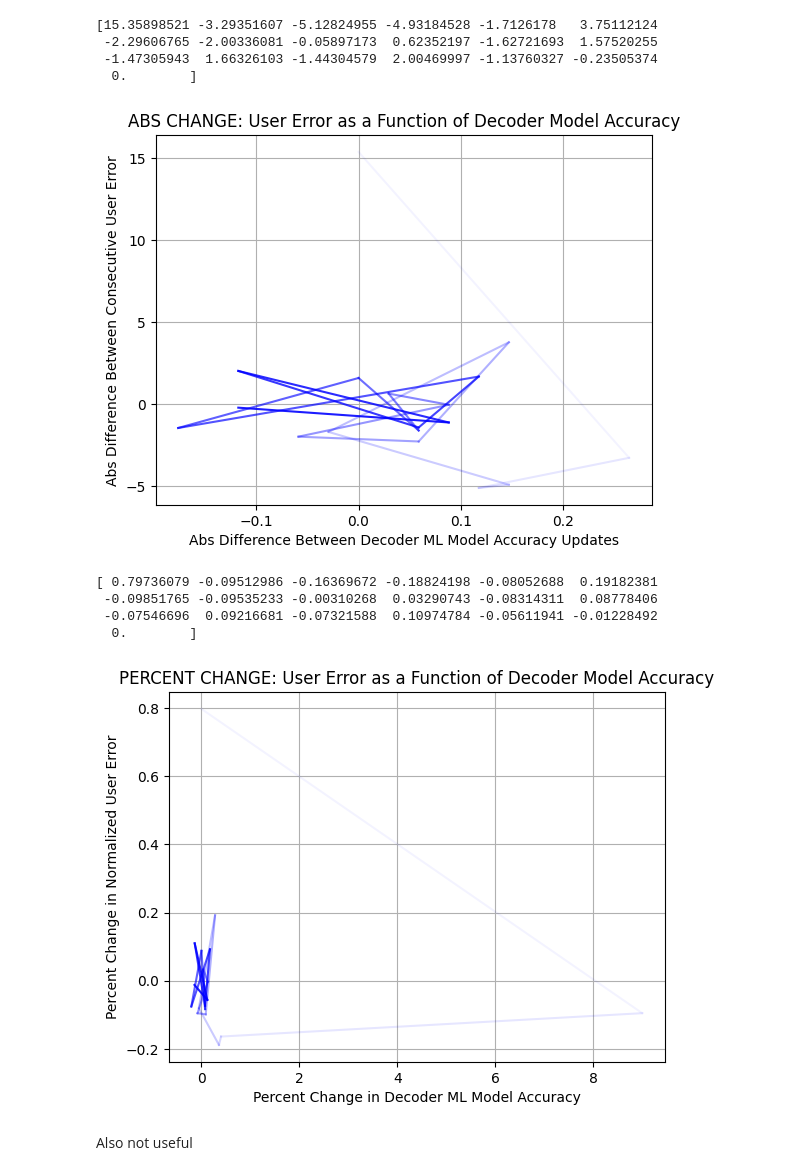
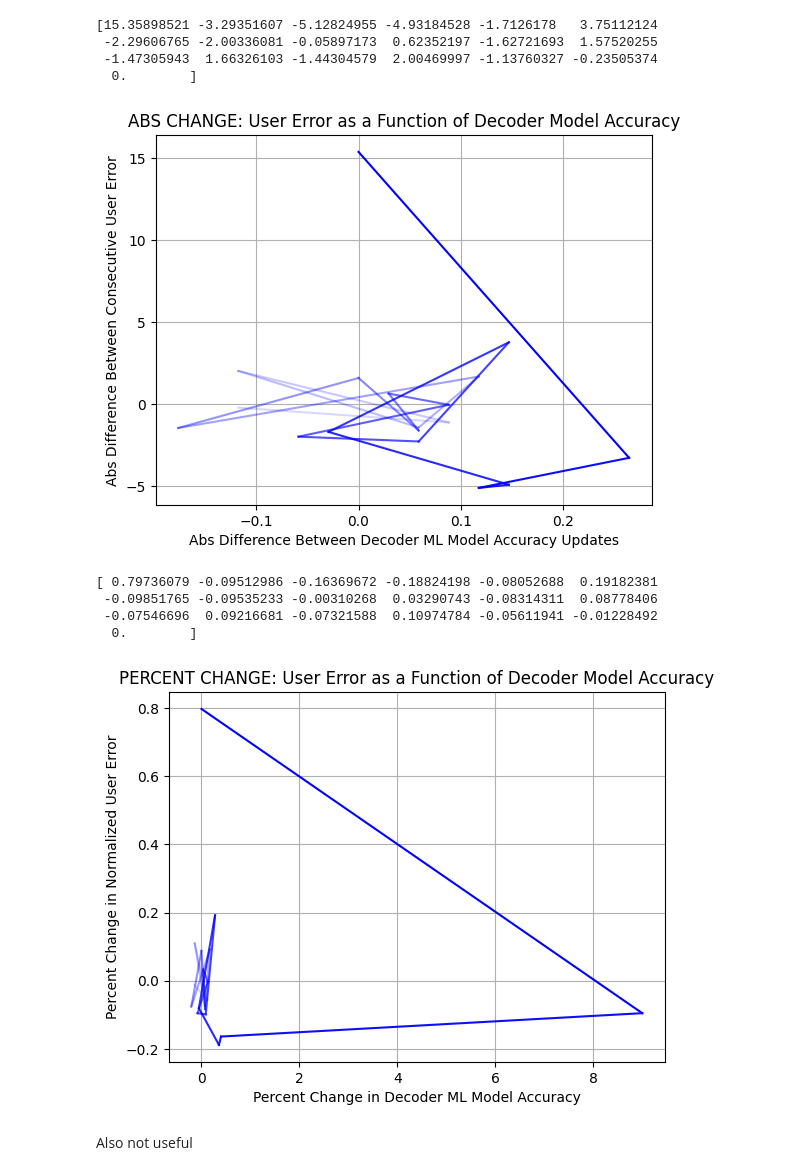
Before and after one commit to kdmalc/personalization-privacy-risk, a Jupyter notebook: 108_Model_Acc_VS_User_Error.ipynb, the cells around one changed output. Cells and saved outputs as stored; diff of their text form; code cells hidden in the pictures.

Commit message:
Reversed color gradients

```diff
--- a/108_Model_Acc_VS_User_Error.ipynb
+++ b/108_Model_Acc_VS_User_Error.ipynb
@@ -294,7 +294,7 @@ plt.show()
 Add gradient to make it more clear how it evolves with time
 # %%
 for i in range(19):
-    plt.scatter(lr_df.iloc[i, 2]/100, error_at_updates[i]/max(error_at_updates), color='blue', alpha=(i+0.9)/19)
+    plt.scatter(lr_df.iloc[i, 2]/100, error_at_updates[i]/max(error_at_updates), color='blue', alpha=(19-i)/19)
 
 plt.xlabel("Decoder ML Model Accuracy")
 plt.ylabel("Normalized User Error")
@@ -307,6 +307,6 @@ plt.show()
 # %%
 for i in range(17):
-    plt.plot(lr_df.iloc[i:i+2, 2]/100, np.array((error_at_updates[i], error_at_updates[i+1]))/max(error_at_updates), color='blue', alpha=(i+0.9)/19)
+    plt.plot(lr_df.iloc[i:i+2, 2]/100, np.array((error_at_updates[i], error_at_updates[i+1]))/max(error_at_updates), color='blue', alpha=(19-i)/19)
 
 plt.xlabel("Decoder ML Model Accuracy")
 plt.ylabel("Normalized User Error")
@@ -348,7 +348,7 @@ Each decoder update is about 16 seconds.  The original user error plots have a r
 ## Try Flipping the Axes
 # %%
 for i in range(17):
-    plt.plot(np.array((error_at_updates[i], error_at_updates[i+1]))/max(error_at_updates), lr_df.iloc[i:i+2, 2]/100, color='blue', alpha=(i+0.9)/19)
+    plt.plot(np.array((error_at_updates[i], error_at_updates[i+1]))/max(error_at_updates), lr_df.iloc[i:i+2, 2]/100, color='blue', alpha=(19-i)/19)
 
 plt.ylabel("Decoder ML Model Accuracy")
 plt.xlabel("Normalized User Error")
@@ -375,17 +375,17 @@ print(abs_error_change)
   0.        ]
 # %%
 for i in range(17):
-    plt.plot(abs_change[i:i+2]/100, abs_error_change[i:i+2], color='blue', alpha=(i+0.9)/19)
+    plt.plot(abs_change[i:i+2]/100, abs_error_change[i:i+2], color='blue', alpha=(19-i)/19)
 
 plt.xlabel("Abs Difference Between Decoder ML Model Accuracy Updates")
 plt.ylabel("Abs Difference Between Consecutive User Error")
 plt.title("ABS CHANGE: User Error as a Function of Decoder Model Accuracy")
 #plt.xticks(np.arange(0, 1.2, 0.2))
 #plt.yticks(np.arange(0, 1.2, 0.2))
 plt.grid()
 plt.show()
 # %% [output]
-[figure, old version]
+[figure, new version]
 # %%
 percent_error_change = np.zeros(19)
 for i in range(18):
@@ -398,7 +398,7 @@ print(percent_error_change)
   0.        ]
 # %%
 for i in range(17):
-    plt.plot(percent_change[i:i+2], percent_error_change[i:i+2], color='blue', alpha=(i+0.9)/19)
+    plt.plot(percent_change[i:i+2], percent_error_change[i:i+2], color='blue', alpha=(19-i)/19)
 
 plt.xlabel("Percent Change in Decoder ML Model Accuracy")
 plt.ylabel("Percent Change in Normalized User Error")
@@ -408,6 +408,6 @@ plt.title("PERCENT CHANGE: User Error as a Function of Decoder Model Accuracy")
 plt.grid()
 plt.show()
 # %% [output]
-[figure, old version]
+[figure, new version]
 # %% [markdown]
 Also not useful
```
Also changed, not shown: parts of 3 cells of this notebook.
